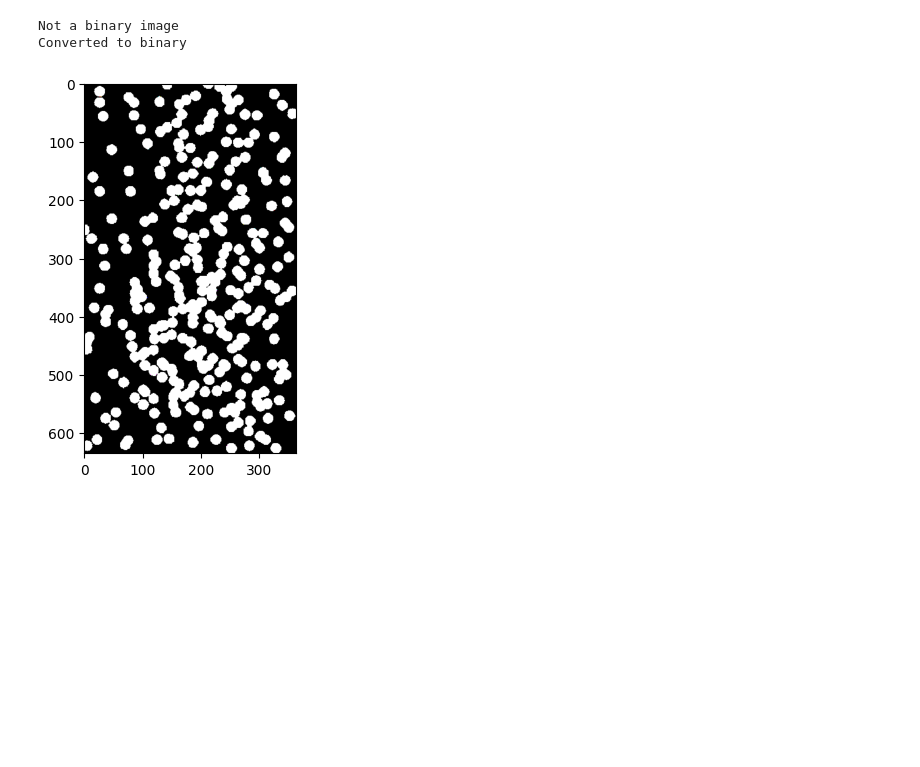
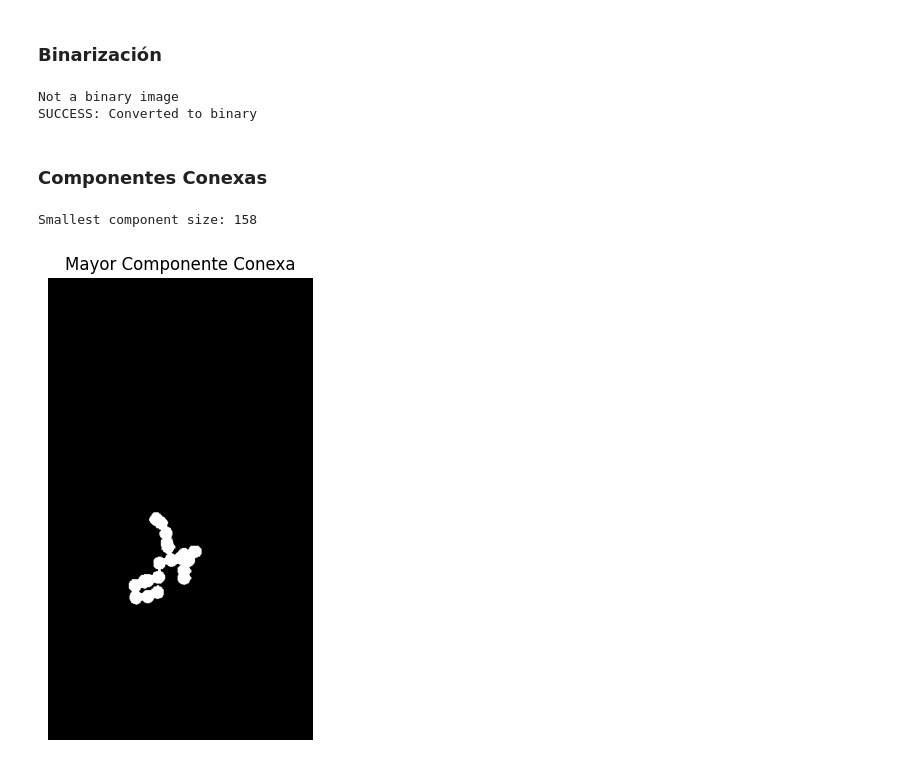
Before and after one commit to LeivaDiego/CompVision-Lab2, a Jupyter notebook: Inciso5.ipynb, the cells around one changed output. Saved outputs shown, nothing was run; the diff lists cells and outputs as text; code cells hidden in the pictures; blank space fills up the shorter version.

Commit message:
Feat: Microscope cell count
*Missing real cell count for comparison

```diff
--- a/Inciso5.ipynb
+++ b/Inciso5.ipynb
@@ -13,19 +13,53 @@
 import numpy as np
 import cv2
 import matplotlib.pyplot as plt
+# %% [markdown]
+### Binarización
 # %%
 # Leer imagen
-microscope = cv2.imread("Images/microscope.png")
+microscope = cv2.imread("Images/microscope.png", cv2.IMREAD_GRAYSCALE)
 # Verificar si la imagen es binaria
 unique_values = np.unique(microscope)
 if np.array_equal(unique_values, [0, 255]):
     print("Image is binary")
+    binary_microscope = microscope
 else:
     print("Not a binary image")
     # Convertir a binaria
-    _, microscope = cv2.threshold(microscope, 127, 255, cv2.THRESH_BINARY)
+    _, binary_microscope = cv2.threshold(microscope, 127, 255, cv2.THRESH_BINARY)
     print("SUCCESS: Converted to binary")
 # %% [output]
 Not a binary image
-Converted to binary
+SUCCESS: Converted to binary
-[figure, removed]
+# %% [markdown]
+### Componentes Conexas
+# %%
+# Encontrar las componentes conexas
+num_labels, labels, stats, _ = cv2.connectedComponentsWithStats(binary_microscope, connectivity=8)
+
+# Obtener la componente conexa de menor tamaño (excluyendo el fondo)
+component_sizes = stats[1:, cv2.CC_STAT_AREA]  # Omitir el fondo (índice 0)
+min_size = np.min(component_sizes)
+min_component_idx = np.argmin(component_sizes) + 1  # +1 porque el fondo es el índice 0
+
+# Mostrar la cantidad de píxeles de la componente conexa más pequeña
+print(f"Smallest component size: {min_size}")
+# %% [output]
+Smallest component size: 158
+# %%
+# Obtener la componente conexa de mayor tamaño (excluyendo el fondo)
+max_size = np.max(component_sizes)
+max_component_idx = np.argmax(component_sizes) + 1  # +1 para no contar el fondo
+
+# Crear una imagen binaria donde solo quede la mayor componente conexa
+largest_component_image = np.zeros_like(binary_microscope)
+largest_component_image[labels == max_component_idx] = 255
+
+# Mostrar la imagen con solo la componente más grande
+plt.figure(figsize=(6,6))
+plt.imshow(largest_component_image, cmap='gray')
+plt.title("Mayor Componente Conexa")
+plt.axis("off")
+plt.show()
+# %% [output]
+[figure, added]
```
Also changed, not shown: parts of 4 cells of this notebook.
